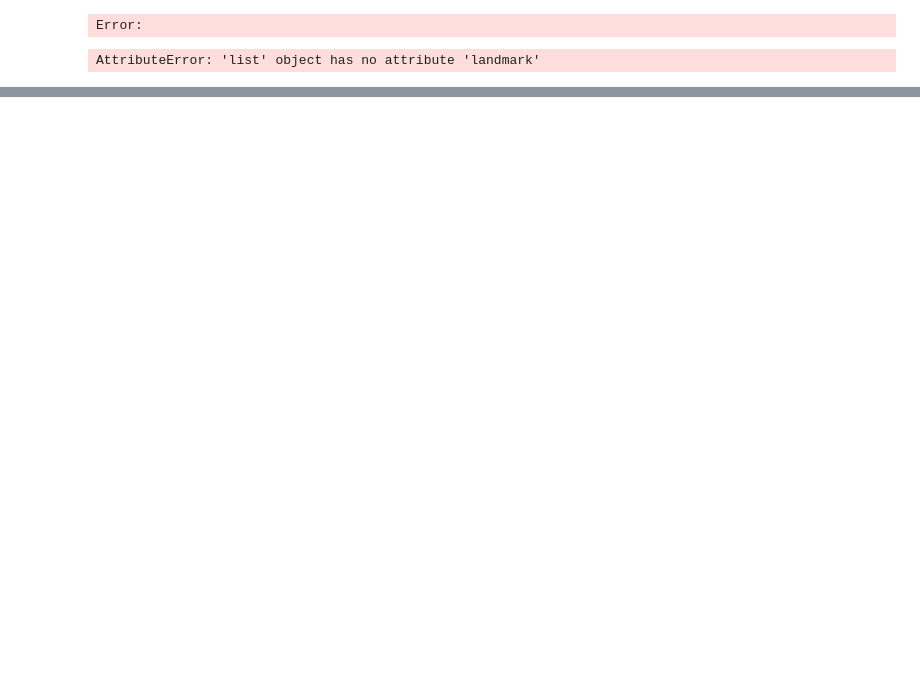
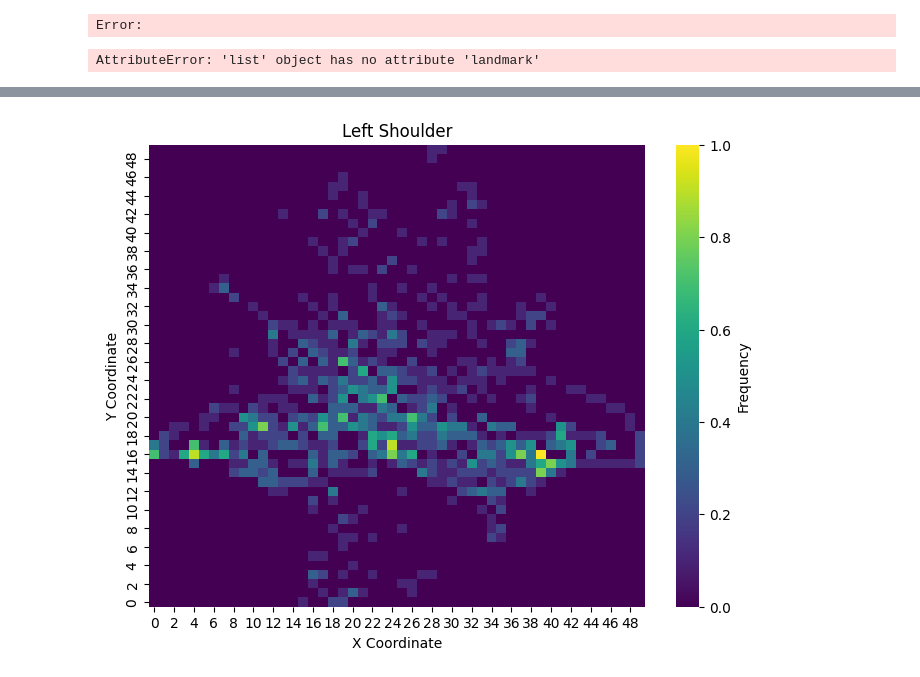
Before and after one commit to SloughJE/aerial_straps_classifier, a Jupyter notebook: noteboooks/test.ipynb, the cells around one changed output, grey strips where cells are left out. Cells and saved outputs as stored; diff of their text form; code cells hidden in the pictures; blank space fills up the shorter version.

```diff
--- a/noteboooks/test.ipynb
+++ b/noteboooks/test.ipynb
@@ -336,0 +422,13 @@ IndexError: too many indices for array: array is 1-dimensional, but 2 were index
+# %%
+input_video = "../data/raw/IMG_3301.mov" # Your input video file
+landmark = 11 # Index of the
+
+cap = cv2.VideoCapture(input_video)
+frame_shape = (int(cap.get(cv2.CAP_PROP_FRAME_HEIGHT)), int(cap.get(cv2.CAP_PROP_FRAME_WIDTH)))
+cap.release()
+
+keypoints, _ = extract_keypoints(input_video)
+heatmap = create_heatmap(keypoints, landmark, frame_shape)
+plot_heatmap(heatmap, "Left Shoulder")
+# %% [output]
+[figure, added]
```
Also changed, not shown: parts of 10 cells of this notebook.
